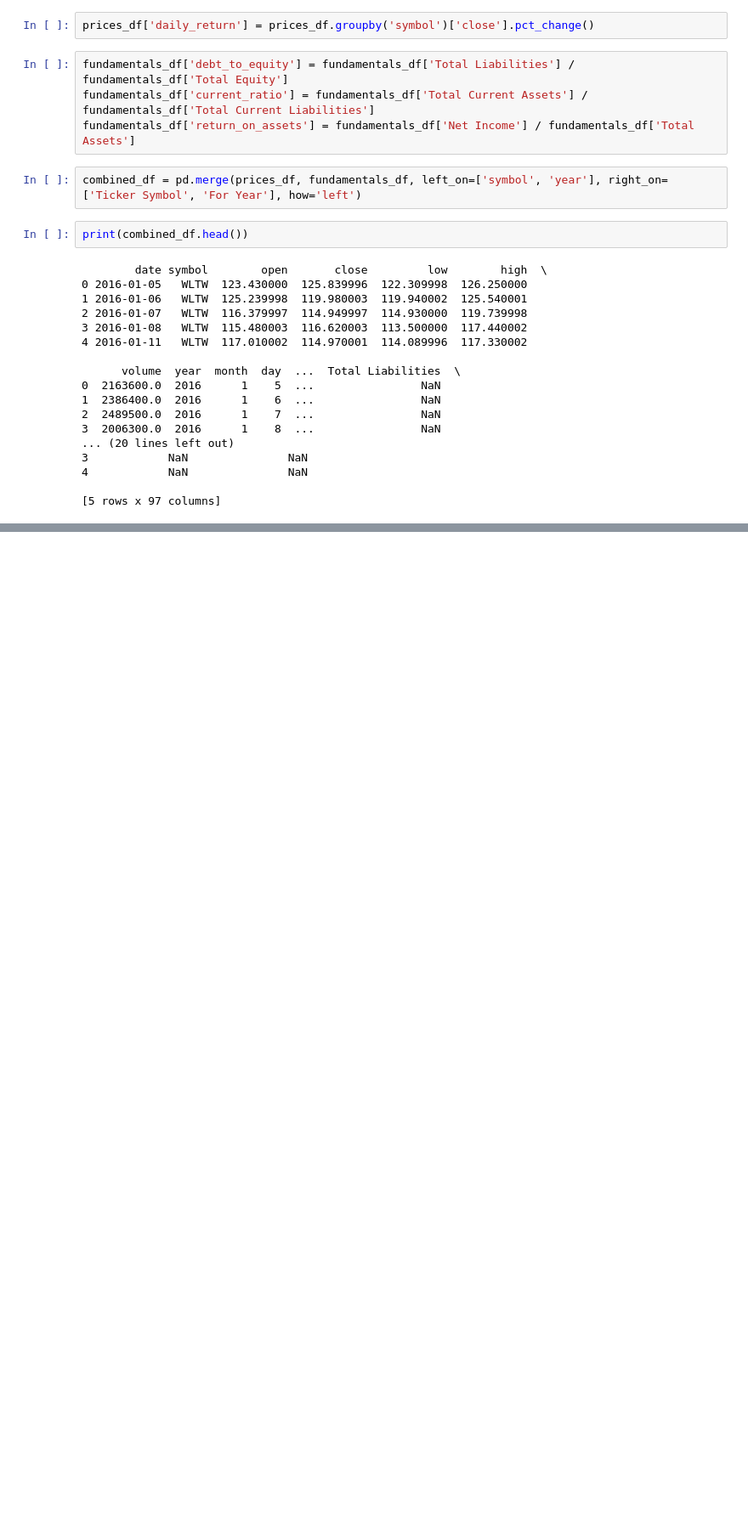
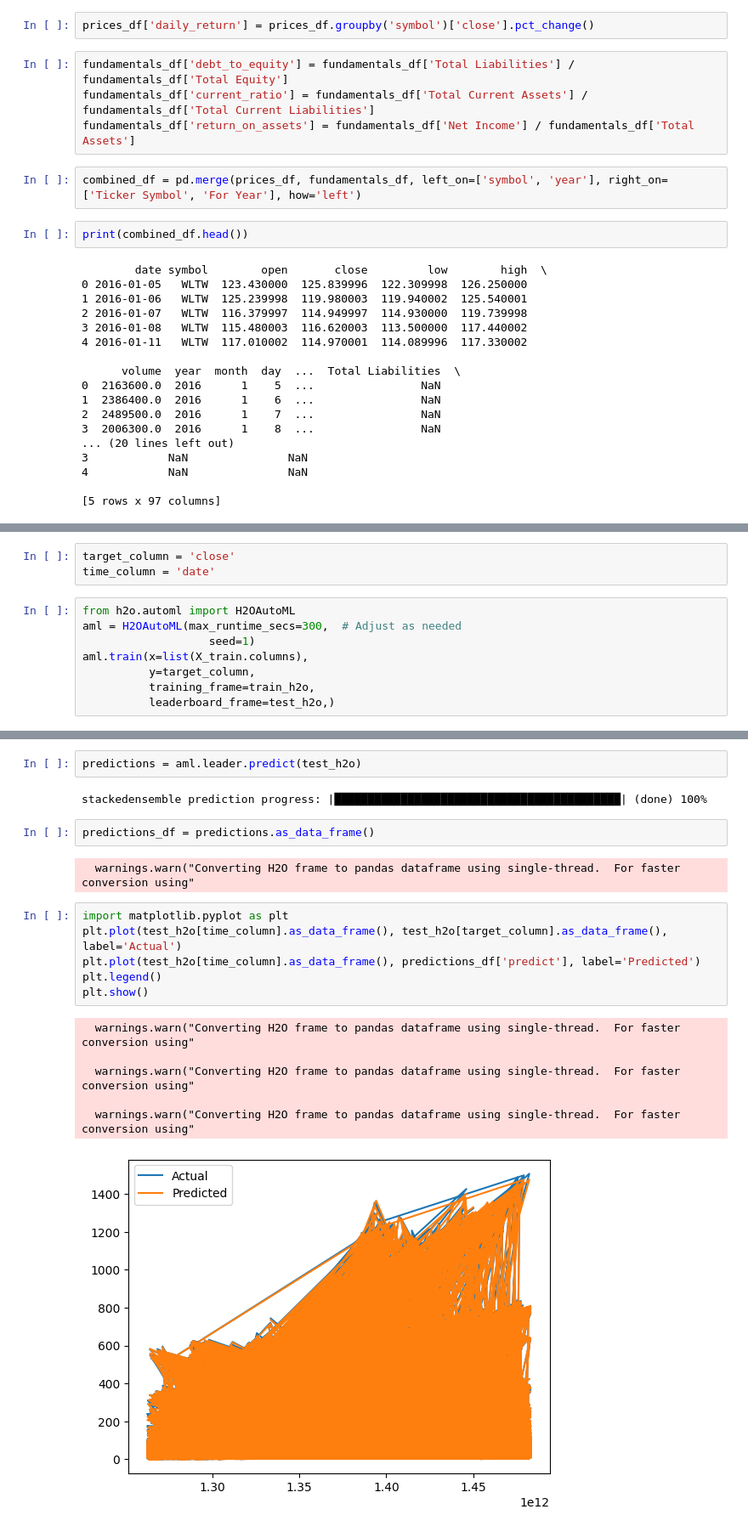
Before and after one commit to adheeb4/7PAM2002_0509_2023_Final_Project, a Jupyter notebook: Final_Project.ipynb, the cells around one changed output, grey strips where cells are left out. Shown at 85% size. Cells and saved outputs as stored; diff of their text form; blank space fills up the shorter version.

```diff
--- a/Final_Project.ipynb
+++ b/Final_Project.ipynb
@@ -217,0 +291,11 @@ print(f"Combined dataframe exported to {output_file_path}")
+# %%
+target_column = 'close'
+time_column = 'date'
+# %%
+from h2o.automl import H2OAutoML
+aml = H2OAutoML(max_runtime_secs=300,  # Adjust as needed
+                   seed=1)
+aml.train(x=list(X_train.columns),
+          y=target_column,
+          training_frame=train_h2o,
+          leaderboard_frame=test_h2o,)
@@ -217,0 +332,21 @@ print(f"Combined dataframe exported to {output_file_path}")
+# %%
+predictions = aml.leader.predict(test_h2o)
+# %% [output]
+stackedensemble prediction progress: |███████████████████████████████████████████| (done) 100%
+# %%
+predictions_df = predictions.as_data_frame()
+# %% [output]
+  warnings.warn("Converting H2O frame to pandas dataframe using single-thread.  For faster conversion using"
+# %%
+import matplotlib.pyplot as plt
+plt.plot(test_h2o[time_column].as_data_frame(), test_h2o[target_column].as_data_frame(), label='Actual')
+plt.plot(test_h2o[time_column].as_data_frame(), predictions_df['predict'], label='Predicted')
+plt.legend()
+plt.show()
+# %% [output]
+  warnings.warn("Converting H2O frame to pandas dataframe using single-thread.  For faster conversion using"
+
+  warnings.warn("Converting H2O frame to pandas dataframe using single-thread.  For faster conversion using"
+
+  warnings.warn("Converting H2O frame to pandas dataframe using single-thread.  For faster conversion using"
+[figure, added]
```
Also changed, not shown: parts of 17 cells of this notebook.
